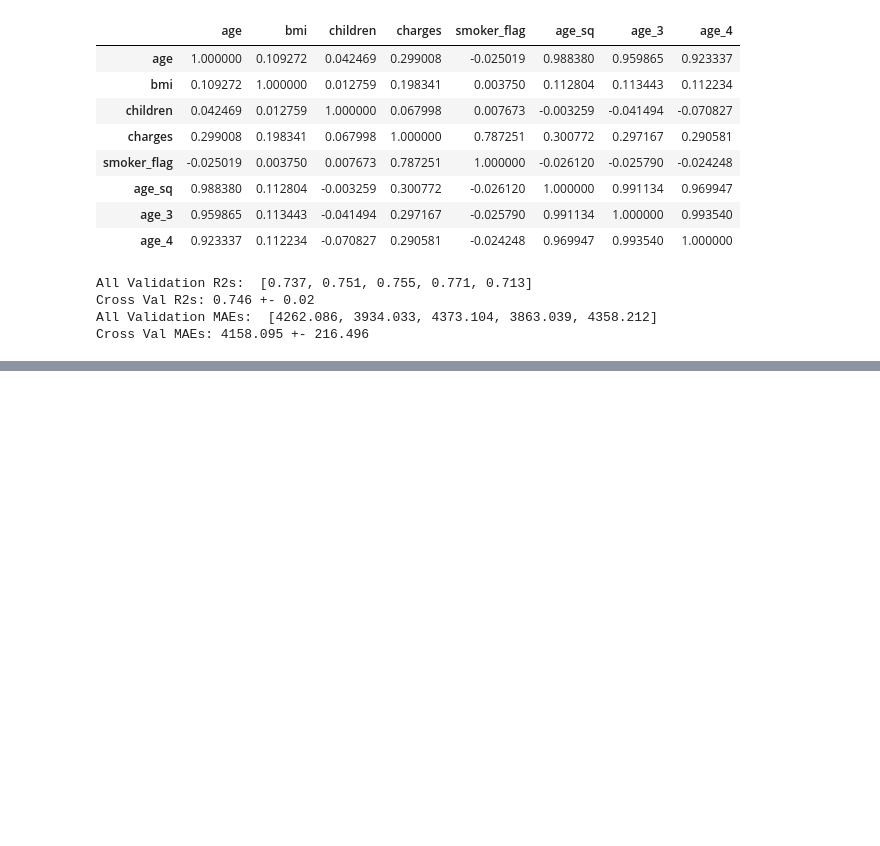
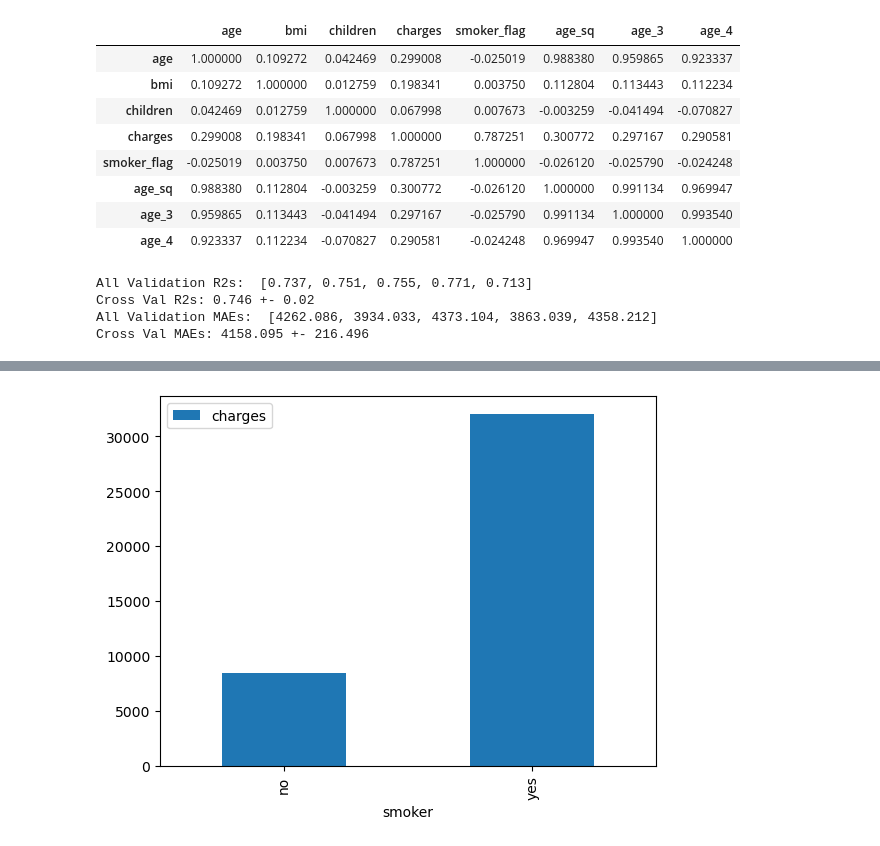
Before and after one commit to Camiloesp/PythonDataScience_SupervisedML, a Jupyter notebook: Regression_and_Forecasting/6_FeatureEngineering.ipynb, the cells around one changed output, grey strips where cells are left out. Drawn from its saved outputs; the diff is of its cells as text; code cells hidden in the pictures; blank space fills up the shorter version.

```diff
--- a/Regression_and_Forecasting/6_FeatureEngineering.ipynb
+++ b/Regression_and_Forecasting/6_FeatureEngineering.ipynb
@@ -162,0 +158,3 @@ model.summary()
+# %%
+insurance_df = pd.read_csv('Data/insurance.csv')
+insurance_df.head()
@@ -162,0 +176,4 @@ model.summary()
+# %%
+insurance_df.groupby('smoker').agg({'charges':'mean'}).plot.bar();
+# %% [output]
+[figure, added]
```
Also changed, not shown: parts of 8 cells of this notebook.
